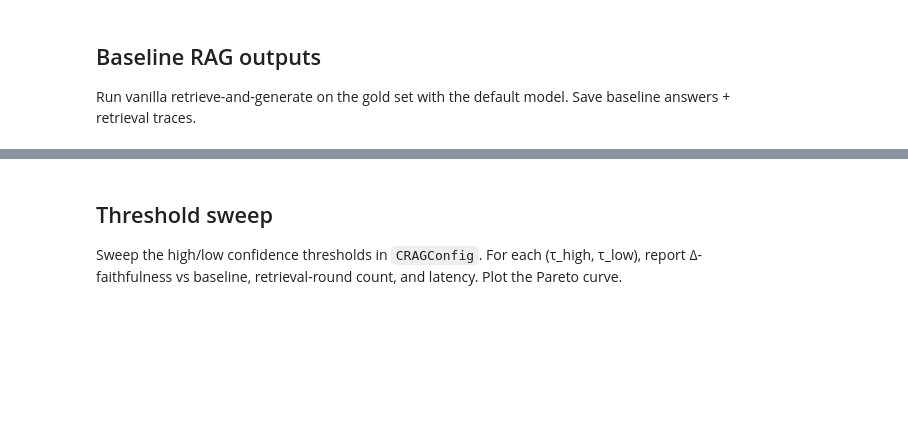
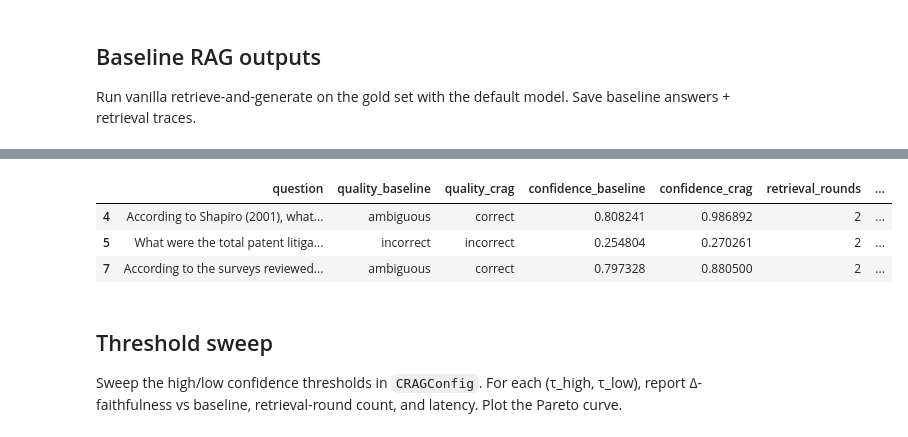
Before and after one commit to eliemada/cs552-faithful-rag, a Jupyter notebook: notebooks/faruk_zahiragic_415360.ipynb, the cells around one changed output, grey strips where cells are left out. Saved outputs shown, nothing was run; the diff lists cells and outputs as text; code cells hidden in the pictures; blank space fills up the shorter version.

```diff
--- a/notebooks/faruk_zahiragic_415360.ipynb
+++ b/notebooks/faruk_zahiragic_415360.ipynb
@@ -374,15 +513,20 @@ When AMBIGUOUS, refine the query (LLM rewriting in `refine_query`) and re-retrie
 # %%
-from evaluation.crag.corrective_rag import CRAGConfig, corrective_rag
+from evaluation.crag.corrective_rag import corrective_rag
 
-crag_config = CRAGConfig(
-    confidence_threshold_high=0.7,
-    confidence_threshold_low=0.3,
-    max_retries=2,
+crag_config = EVAL_CONFIG
+
+display(
+    Markdown(
+        f"CRAG loop: τ_high=**{crag_config.confidence_threshold_high}**, "
+        f"τ_low=**{crag_config.confidence_threshold_low}** (same as baseline evaluator)."
+    )
 )
+
 
 def retriever_fn(query, k=TOP_K):
     results = retriever.search(query, top_k=k, use_reranker=False)
     return [_as_dict(r) for r in results]
+
 
 crag_rows = []
 for item in gold_subset:
@@ -405,5 +549,67 @@ for item in gold_subset:
     )
 
 crag_df = pd.DataFrame(crag_rows)
-display(crag_df[["question", "quality", "confidence", "retrieval_rounds"]])
+
+compare_df = baseline_df[["question", "quality", "confidence"]].merge(
+    crag_df[["question", "quality", "confidence", "retrieval_rounds", "refined_query"]],
+    on="question",
+    suffixes=("_baseline", "_crag"),
+)
+compare_df["confidence_delta"] = compare_df["confidence_crag"] - compare_df["confidence_baseline"]
+compare_df["quality_improved"] = (
+    (compare_df["quality_baseline"] != RetrievalQuality.CORRECT.value)
+    & (compare_df["quality_crag"] == RetrievalQuality.CORRECT.value)
+)
+compare_df["refined"] = compare_df["retrieval_rounds"] > 1
+
+baseline_rate = (compare_df["quality_baseline"] == RetrievalQuality.CORRECT.value).mean()
+crag_rate = (compare_df["quality_crag"] == RetrievalQuality.CORRECT.value).mean()
+n_refined = int(compare_df["refined"].sum())
+n_improved = int(compare_df["quality_improved"].sum())
+
+display(
+    Markdown(
+        f"**CRAG impact:** baseline correct **{baseline_rate:.0%}** → CRAG correct **{crag_rate:.0%}** "
+        f"(Δ **{crag_rate - baseline_rate:+.0%}**); "
+        f"**{n_refined}** queries with >1 retrieval round; "
+        f"**{n_improved}** ambiguous/incorrect → correct."
+    )
+)
+
+display(compare_df[
+    [
+        "question",
+        "quality_baseline",
+        "confidence_baseline",
+        "quality_crag",
+        "confidence_crag",
+        "confidence_delta",
+        "retrieval_rounds",
+        "refined",
+        "quality_improved",
+    ]
+])
+
+refined = compare_df[compare_df["refined"]]
+if not refined.empty:
+    display(Markdown("**Queries where CRAG fired (refinement + re-retrieval):**"))
+    display(
+        refined[
+            [
+                "question",
+                "quality_baseline",
+                "quality_crag",
+                "confidence_baseline",
+                "confidence_crag",
+                "retrieval_rounds",
+                "refined_query",
+            ]
+        ]
+    )
+else:
+    display(
+        Markdown(
+            "_No queries triggered refinement — check thresholds or increase `CRAG_PROBE_SIZE`._"
+        )
+    )
 # %% [output]
@@ -421,3 +630,7 @@ display(crag_df[["question", "quality", "confidence", "retrieval_rounds"]])
+|  | question | quality_baseline | quality_crag | confidence_baseline | confidence_crag | retrieval_rounds | ... |
+| 4 | According to Shapiro (2001), what... | ambiguous | correct | 0.808241 | 0.986892 | 2 | ... |
+| 5 | What were the total patent litiga... | incorrect | incorrect | 0.254804 | 0.270261 | 2 | ... |
+| 7 | According to the surveys reviewed... | ambiguous | correct | 0.797328 | 0.880500 | 2 | ... |
 # %% [markdown]
 ## Threshold sweep
 
```
Also changed, not shown: parts of 11 cells of this notebook.
